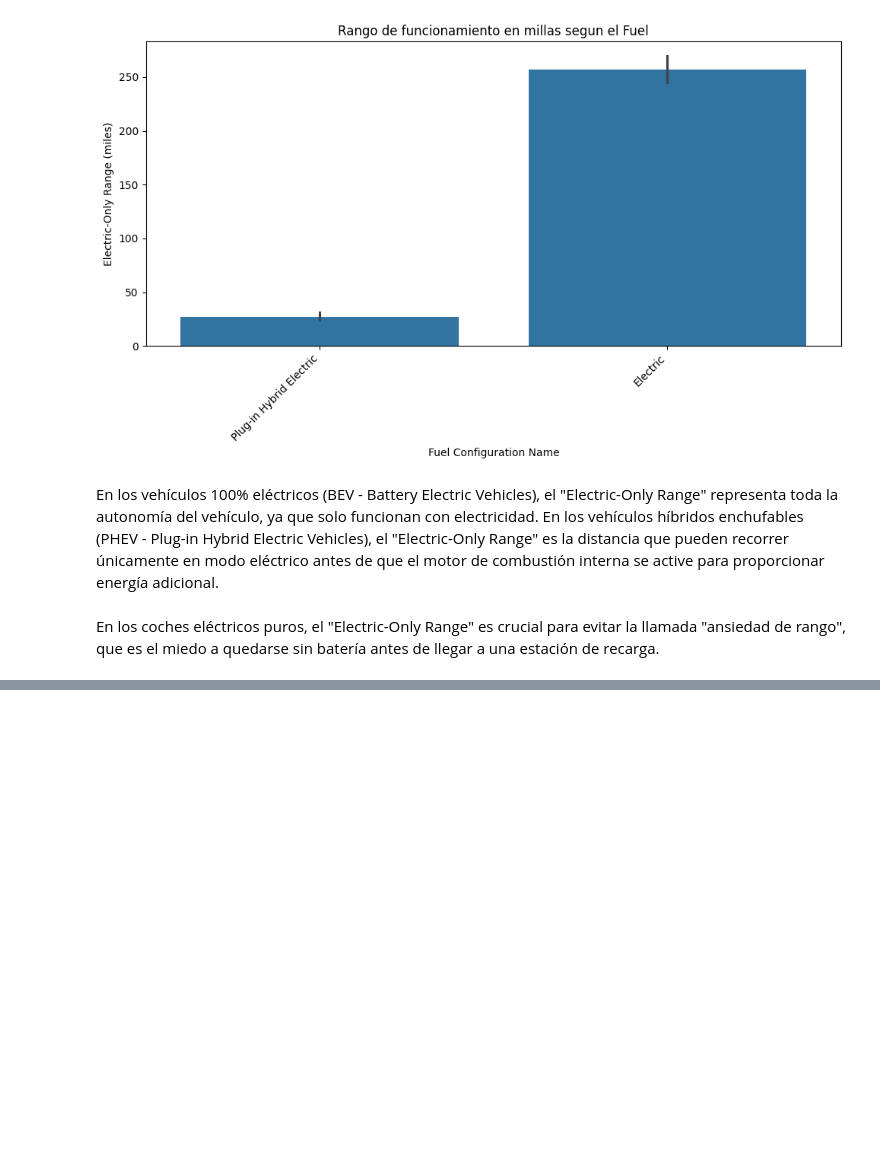
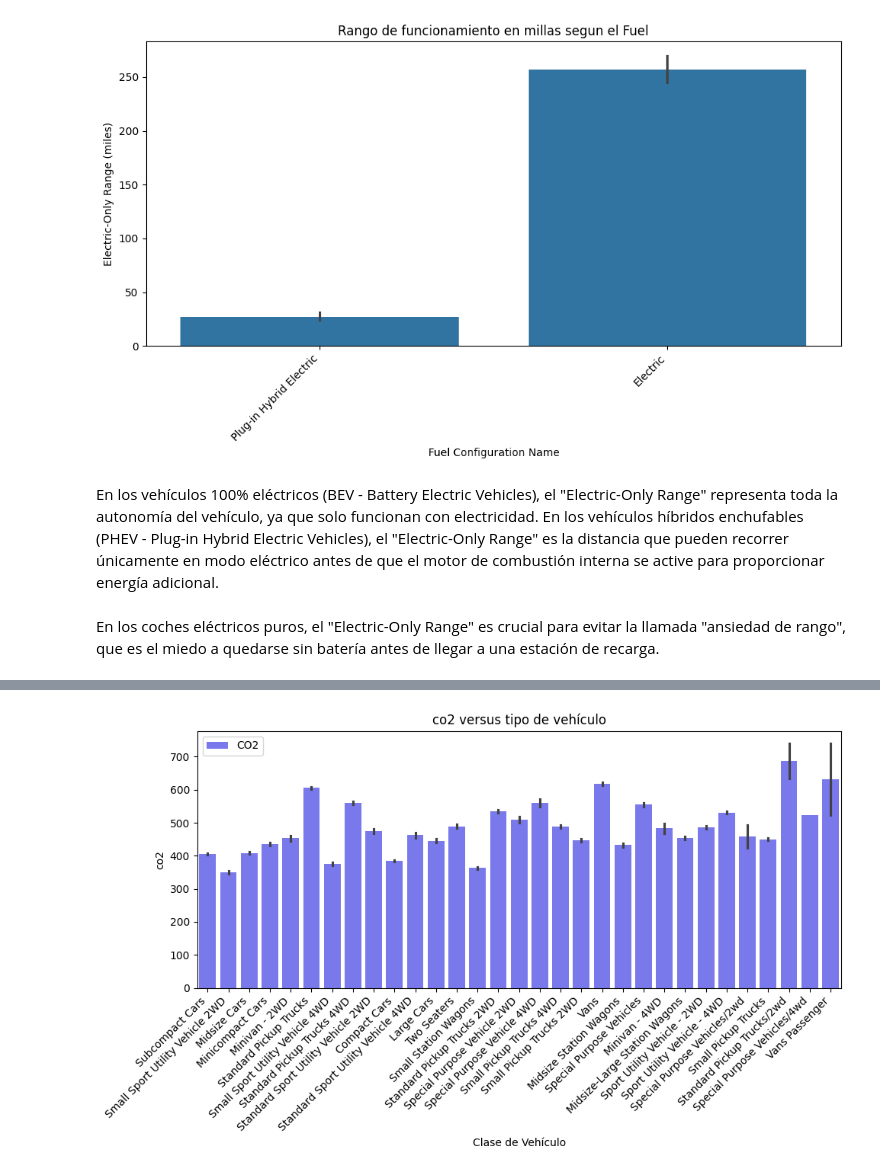
Before and after one commit to AgustinNiederle/ProyectoFinalHenry_AirTaxis, a Jupyter notebook: exploracion1.ipynb, the cells around one changed output, grey strips where cells are left out. Drawn from its saved outputs; the diff is of its cells as text; code cells hidden in the pictures; blank space fills up the shorter version.

```diff
--- a/exploracion1.ipynb
+++ b/exploracion1.ipynb
@@ -742,0 +895,17 @@ En los coches eléctricos puros, el "Electric-Only Range" es crucial para evitar
+# %%
+#[["co2TailpipeGpm","VClass"]]
+plt.figure(figsize=(10, 6))
+
+sns.barplot(x='VClass', y='co2TailpipeGpm', data=Dataset7, color='b', alpha=0.6, label='CO2')
+#sns.barplot(x='VClass', y='barrels08', data=Dataset7, color='r', alpha=0.4, label='barrels08')
+
+plt.title('co2 versus tipo de vehículo')
+plt.xlabel('Clase de Vehículo')
+plt.ylabel('co2')
+plt.xticks(rotation=45, ha='right')
+plt.legend()
+
+plt.tight_layout()
+plt.show()
+# %% [output]
+[figure, added]
```
Also changed, not shown: parts of 24 cells of this notebook, 21 other files.
